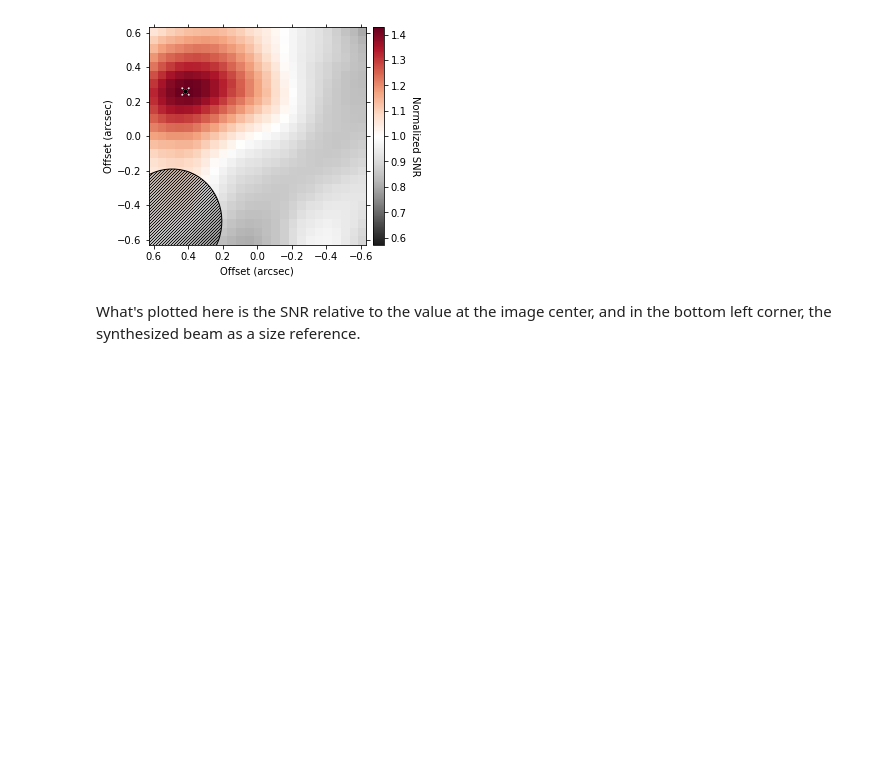
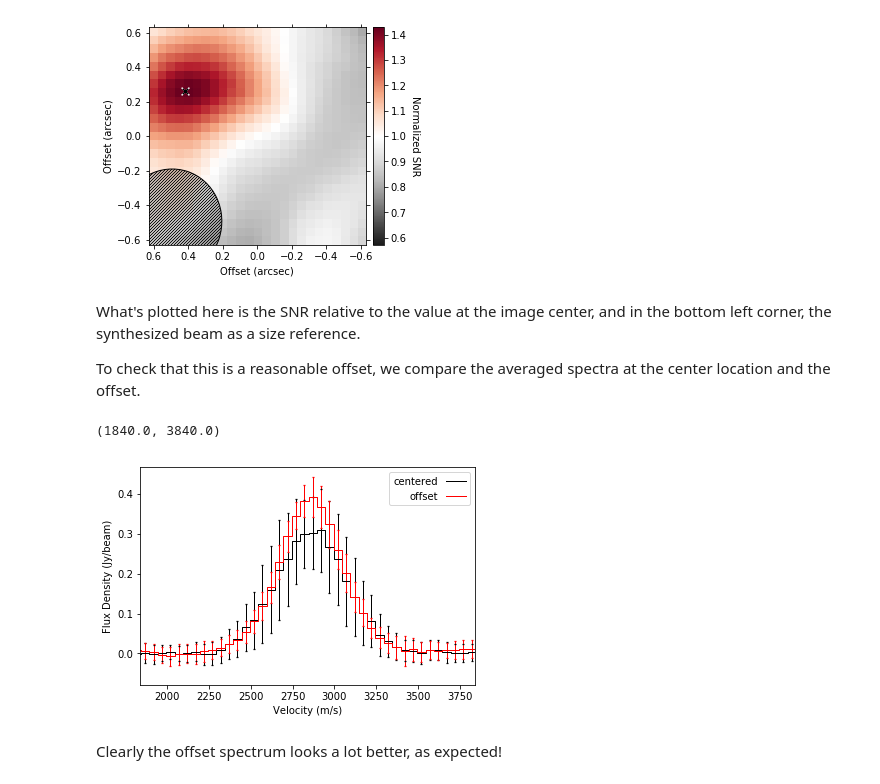
Before and after one commit to richteague/gofish, a Jupyter notebook: docs/user/fishing_advanced.ipynb, the cells around one changed output. Drawn from its saved outputs; the diff is of its cells as text; code cells hidden in the pictures; blank space fills up the shorter version.

Commit message:
better advanced fishing

```diff
--- a/docs/user/fishing_advanced.ipynb
+++ b/docs/user/fishing_advanced.ipynb
@@ -27,3 +27,26 @@ Peak SNR at (x0, y0) = (0.42", 0.26").
 [figure]
 # %% [markdown]
 What's plotted here is the SNR relative to the value at the image center, and in the bottom left corner, the synthesized beam as a size reference.
+
+To check that this is a reasonable offset, we compare the averaged spectra at the center location and the offset.
+# %%
+fig, ax = plt.subplots()
+
+x, y, dy = cube.average_spectrum(r_min=0.5, r_max=1.0, inc=5.0, PA=152.,
+                                 mstar=0.88, dist=59.5, dr_bin=0.1, resample=50.0)
+ax.errorbar(x, y, dy, fmt=' ', lw=1.0, color='k', capsize=1.25, capthick=1.25)
+ax.step(x, y, where='mid', color='k', lw=1.0, label='centered')
+
+x, y, dy = cube.average_spectrum(x0=0.42, y0=0.26, r_min=0.5, r_max=1.0, inc=5.0, PA=152.,
+                                 mstar=0.88, dist=59.5, dr_bin=0.1, resample=50.0)
+ax.errorbar(x, y, dy, fmt=' ', lw=1.0, color='r', capsize=1.25, capthick=1.25)
+ax.step(x, y, where='mid', color='r', lw=1.0, label='offset')
+ax.legend(markerfirst=False)
+ax.set_ylabel('Flux Density (Jy/beam)')
+ax.set_xlabel('Velocity (m/s)')
+ax.set_xlim(1.84e3, 3.84e3)
+# %% [output]
+(1840.0, 3840.0)
+[figure, added]
+# %% [markdown]
+Clearly the offset spectrum looks a lot better, as expected!
```
